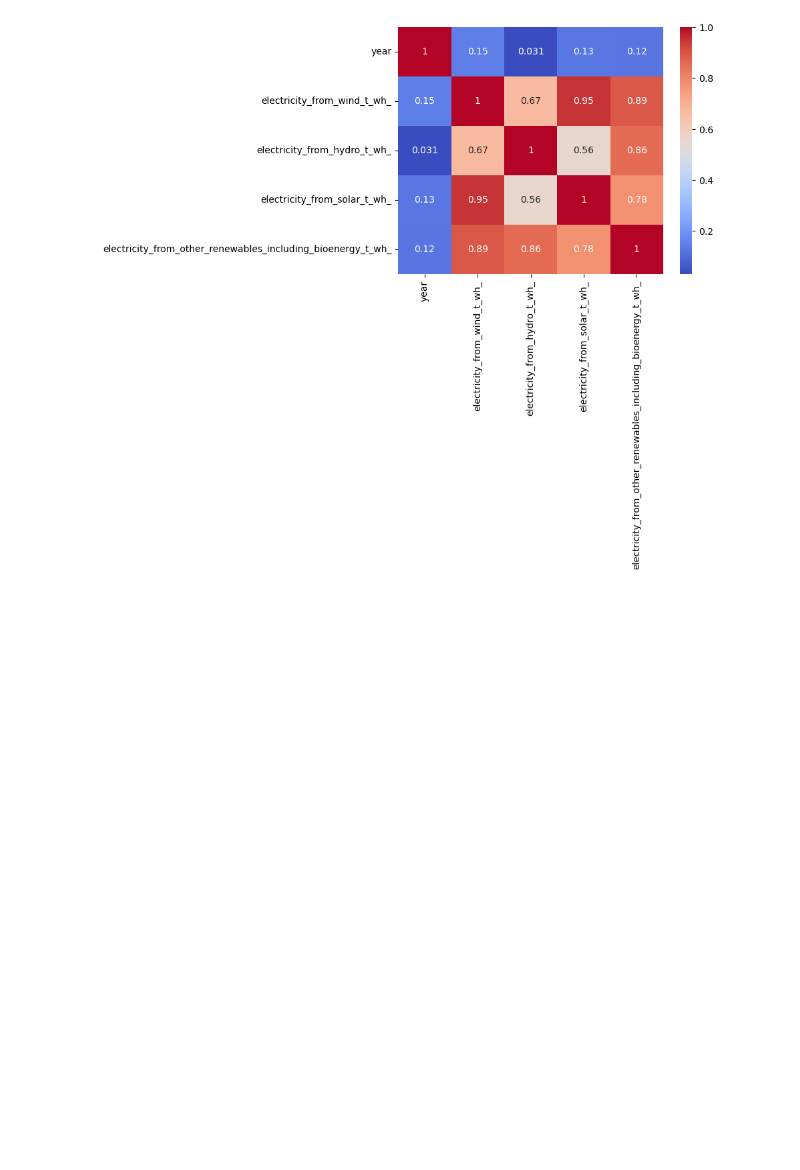
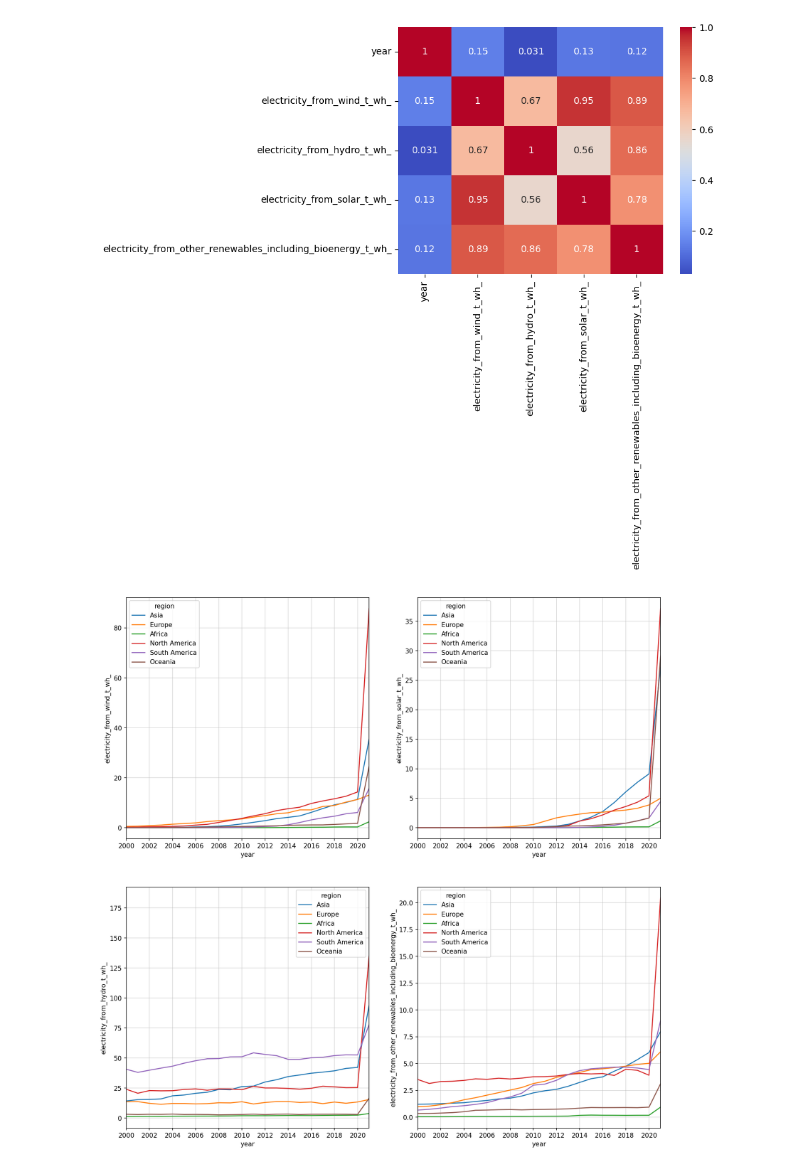
Before and after one commit to fenilenvinileno97/linear_regression, a Jupyter notebook: 4-final-project.ipynb, the cells around one changed output. Drawn from its saved outputs; the diff is of its cells as text; code cells hidden in the pictures; blank space fills up the shorter version.

```diff
--- a/4-final-project.ipynb
+++ b/4-final-project.ipynb
@@ -167,3 +186,17 @@ sns.heatmap(data=corr, cbar=True, cmap="coolwarm", annot=True)
 plt.show()
 # %% [output]
 [figure]
+# %%
+fig, axis = plt.subplots(nrows=2, ncols=2, figsize=(15,15), dpi=150)
+lines1 = sns.lineplot(data=filtered_df, x="year", y="electricity_from_wind_t_wh_", hue="region", errorbar=None, ax=axis.flat[0], markers=["o"])
+lines2 = sns.lineplot(data=filtered_df, x="year", y="electricity_from_solar_t_wh_", hue="region", errorbar=None, ax=axis.flat[1], markers=True)
+lines3 = sns.lineplot(data=filtered_df, x="year", y="electricity_from_hydro_t_wh_", hue="region", errorbar=None, ax=axis.flat[2], markers=True)
+lines4 = sns.lineplot(data=filtered_df, x="year", y="electricity_from_other_renewables_including_bioenergy_t_wh_", hue="region", errorbar=None, ax=axis.flat[3])
+labels = [str(x) for x in np.arange(2000, 2021, 2)]
+for ax in axis.flat:
+    ax.set_xlim(2000, 2021)
+    ax.set_xticks(ticks=np.arange(2000, 2021, 2), labels=labels)
+    ax.grid(alpha=0.5)
+plt.show()
+# %% [output]
+[figure, added]
```
Also changed, not shown: parts of 7 cells of this notebook.
